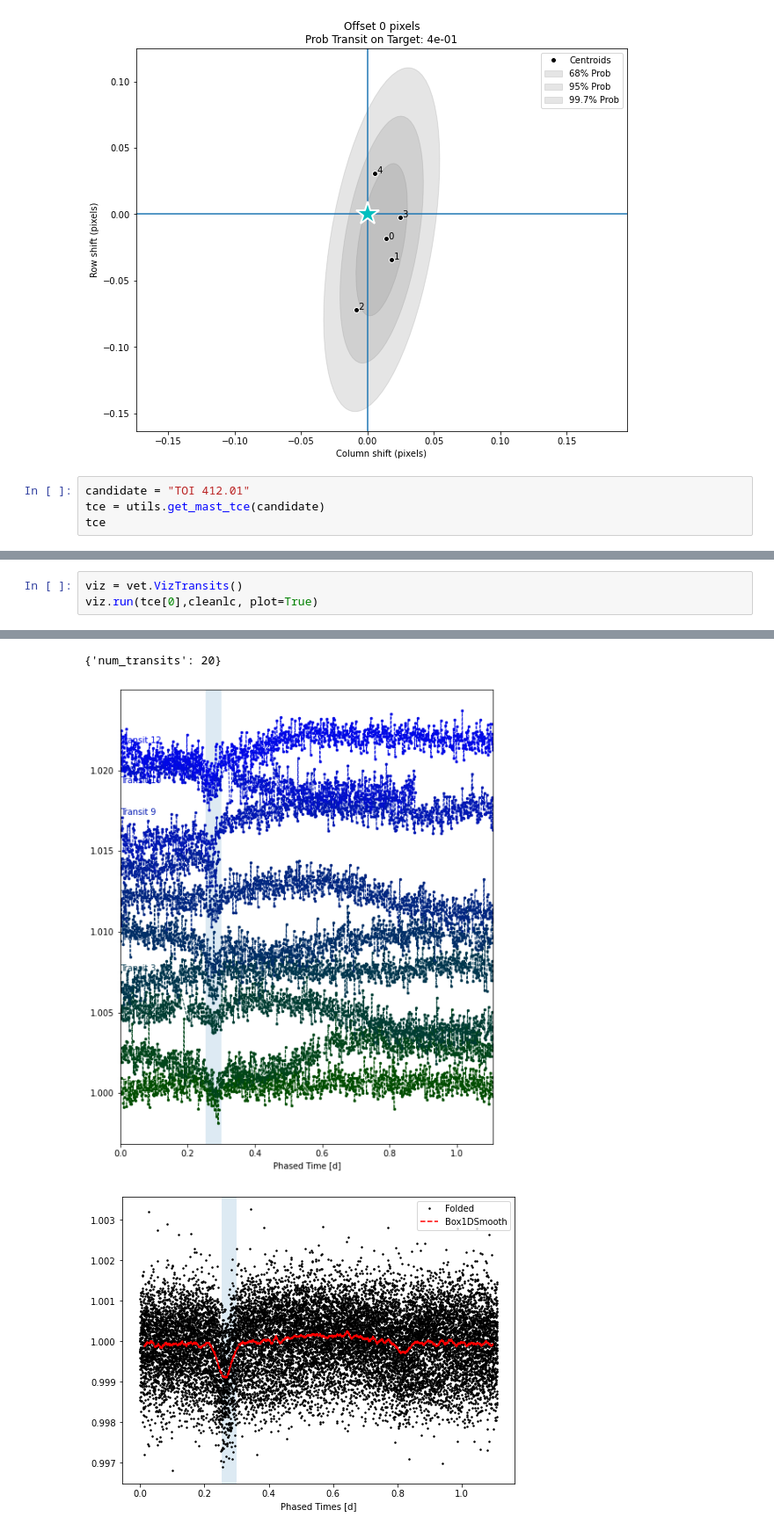
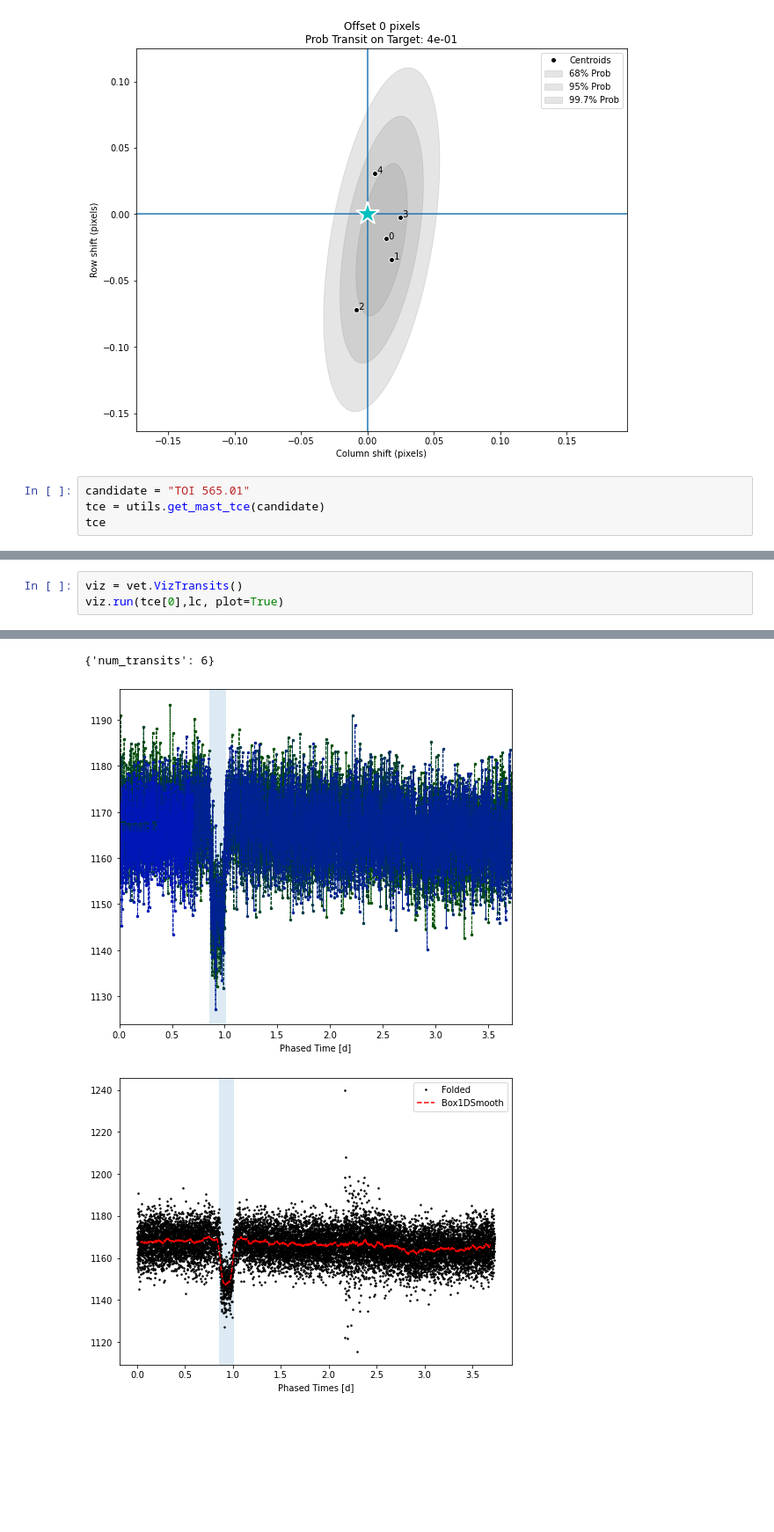
Before and after one commit to spacetelescope/exovetter, a Jupyter notebook: example_notebooks/Centorid_Vetting_Example.ipynb, the cells around one changed output, grey strips where cells are left out. Shown at 88% size. Drawn from its saved outputs; the diff is of its cells as text; blank space fills up the shorter version.

```diff
--- a/example_notebooks/Centorid_Vetting_Example.ipynb
+++ b/example_notebooks/Centorid_Vetting_Example.ipynb
@@ -50,7 +52,7 @@ cent.run(tce[0],tpf, plot=True)
 [figure]
 [figure]
 # %%
-candidate = "TOI 412.01"
+candidate = "TOI 565.01"
 tce = utils.get_mast_tce(candidate)
 tce
 # %% [output]
@@ -72,4 +74,4 @@ cleanlc.plot()
 # %%
 viz = vet.VizTransits()
-viz.run(tce[0],cleanlc, plot=True)
+viz.run(tce[0],lc, plot=True)
 # %% [output]
@@ -79,6 +81,6 @@ viz.run(tce[0],cleanlc, plot=True)
-{'num_transits': 20}
+{'num_transits': 6}
-[figure, old version]
+[figure, new version]
-[figure, old version]
+[figure, new version]
 # %%
 tpf = lk.search_targetpixelfile(candidate)[0].download()
 cent = vet.Centroid()
```
Also changed, not shown: parts of 6 cells of this notebook, 1 other file.
